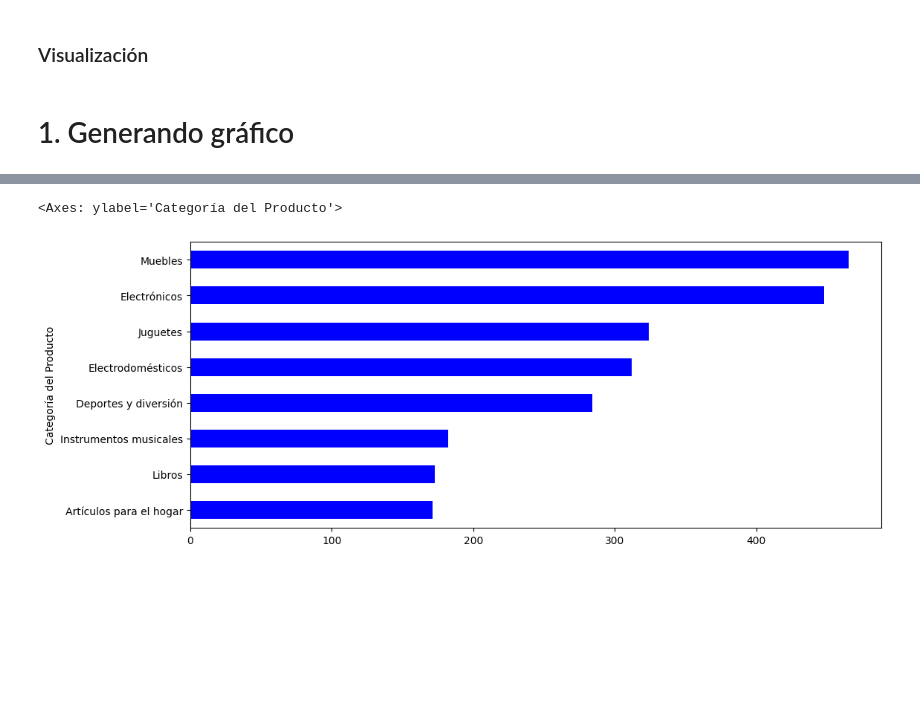
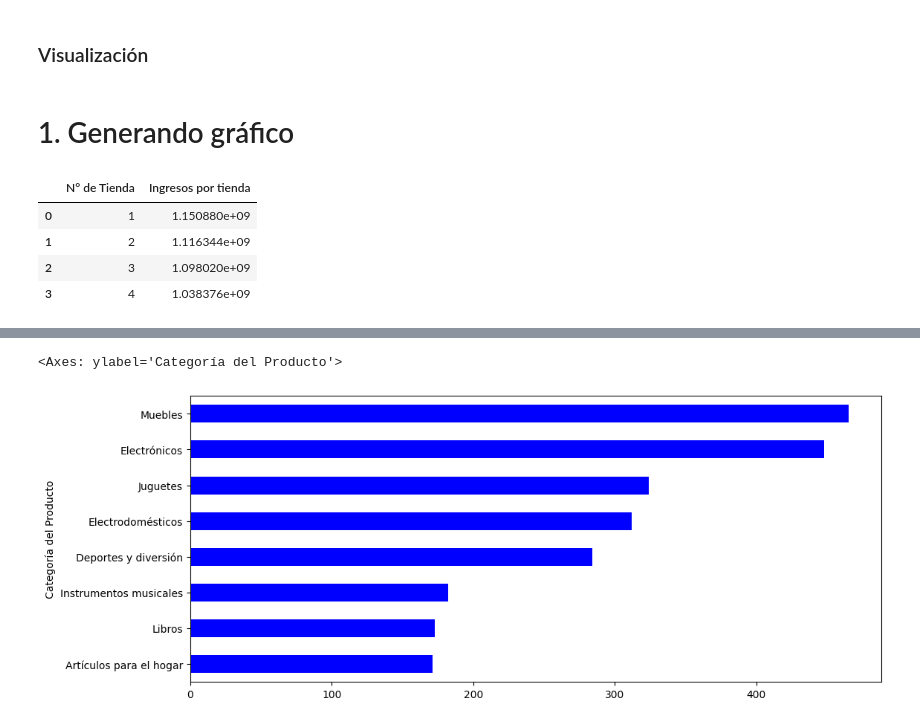
Before and after one commit to Anel-7/alura-store, a Jupyter notebook: alura_store.ipynb, the cells around one changed output, grey strips where cells are left out. Saved outputs shown, nothing was run; the diff lists cells and outputs as text; code cells hidden in the pictures; blank space fills up the shorter version.

```diff
--- a/alura_store.ipynb
+++ b/alura_store.ipynb
@@ -300,3 +300,21 @@ float(tienda4['Costo de envío'].mean())
 ### Visualización
 # %% [markdown]
 # 1. Generando gráfico
+# %%
+ingreso_tienda = tienda['Precio'].sum()
+ingreso_tienda2 = tienda2['Precio'].sum()
+ingreso_tienda3 = tienda3['Precio'].sum()
+ingreso_tienda4 = tienda4['Precio'].sum()
+
+resumen1 = pd.DataFrame({
+                        'N° de Tienda' : [1, 2, 3, 4],
+                        'Ingresos por tienda' : [ingreso_tienda, ingreso_tienda2, ingreso_tienda3, ingreso_tienda4]
+})
+
+resumen1
+# %% [output]
+|  | N° de Tienda | Ingresos por tienda |
+| 0 | 1 | 1.150880e+09 |
+| 1 | 2 | 1.116344e+09 |
+| 2 | 3 | 1.098020e+09 |
+| 3 | 4 | 1.038376e+09 |
```
Also changed, not shown: parts of 3 cells of this notebook, 1 other file.
